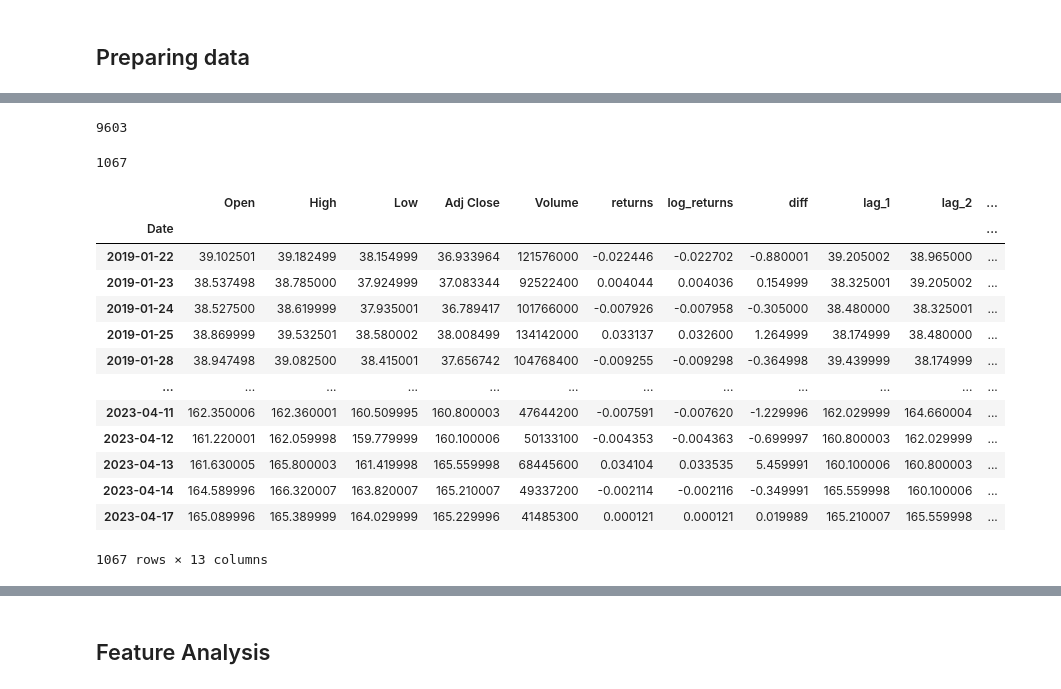
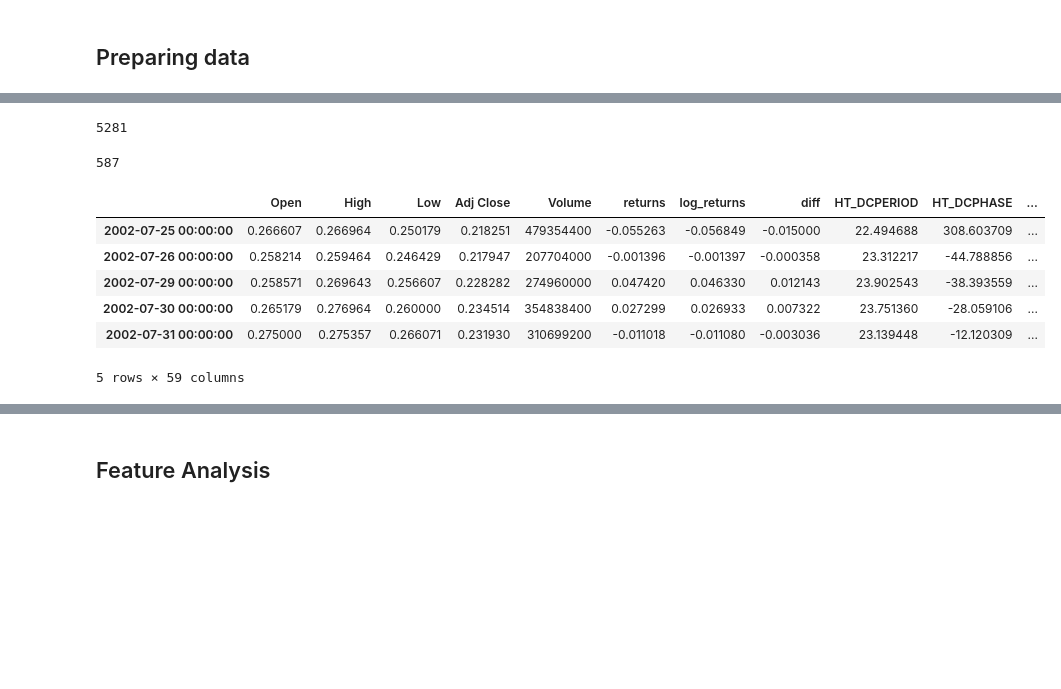
Before and after one commit to ViktorGakis/WebApps, a Jupyter notebook: TimeSeries Analysis/predict.ipynb, the cells around one changed output, grey strips where cells are left out. Saved outputs shown, nothing was run; the diff lists cells and outputs as text; code cells hidden in the pictures; blank space fills up the shorter version.

```diff
--- a/TimeSeries Analysis/predict.ipynb
+++ b/TimeSeries Analysis/predict.ipynb
@@ -61,26 +225,31 @@ stock = Stock('AAPL')
 class InputVariables:
     def __init__(self, data: DataFrame, col="Close") -> None:
         self.data: DataFrame = data
-        self.column: str = col
+        self.col: str = col
 
     def calculate_returns(self) -> None:
-        self.data["returns"] = self.data[self.column].pct_change()
+        self.data["returns"] = self.data[self.col].pct_change()
 
     def calculate_log_returns(self) -> None:
-        self.data["log_returns"] = np.log(self.data[self.column]) - np.log(
-            self.data[self.column].shift(1)
+        self.data["log_returns"] = np.log(self.data[self.col]) - np.log(
+            self.data[self.col].shift(1)
         )
 
     def calculate_differencing(self) -> None:
-        self.data["diff"] = self.data[self.column].diff()
+        self.data["diff"] = self.data[self.col].diff()
 
     def add_Indicators(self) -> None:
-        indctrs: DataFrame = (
-            TechnicalIndicators(stock.data, stock.symbol)
-            .calculate_all()
-            .drop(stock.data.columns.to_list(), axis=1)
-        )
-        self.data = pd.concat([self.data, indctrs], axis=1)
+        inds = pd.DataFrame()
+        succeed = []
+        failed = []
+        for func in talib.get_functions():
+            try:
+                ind = getattr(talib, func)(stock.data.loc[:, self.col]).rename(func)
+                inds = pd.concat([inds, ind], axis = 1)
+                succeed += [func]
+            except:
+                failed += [func]
+        self.data = pd.concat([self.data, inds], axis=1)
 
     def generate_all(self) -> DataFrame:
         self.calculate_returns()
@@ -116,12 +284,11 @@ class data_prep(InputVariables):
         self,
         df: pd.DataFrame,
         target_col: str,
-        n_lags: int = 5,
         testsize: float = 0.3,
         random_state: int = 101,
         shuffle=False,
     ) -> None:
-        super().__init__(df, target_col, n_lags)
+        super().__init__(df, target_col)
         self.target_col: str = target_col
         self.testsize: float = testsize
         self.random_state: int = random_state
@@ -181,7 +348,7 @@ class data_prep(InputVariables):
 target_column = 'Close'
 
 # Initialize the data_prep class and prepare the data
-data_preparer = data_prep(stock.data, target_column, n_lags=5, testsize=0.1)
+data_preparer = data_prep(stock.data, target_column, testsize=0.1)
 
 # Use the prepared data for training and evaluating models or creating plots
 data_preparer.plot()
@@ -191,23 +358,16 @@ data_preparer.plot()
 data_preparer.X_train.shape[0]
 data_preparer.X_test.shape[0]
 # %% [output]
-9603
+5281
-1067
+587
 # %%
-data_preparer.X_test
+data_preparer.X_test.head()
 # %% [output]
-|  | Open | High | Low | Adj Close | Volume | returns | log_returns | diff | lag_1 | lag_2 | ... |
-| Date |  |  |  |  |  |  |  |  |  |  | ... |
-| 2019-01-22 | 39.102501 | 39.182499 | 38.154999 | 36.933964 | 121576000 | -0.022446 | -0.022702 | -0.880001 | 39.205002 | 38.965000 | ... |
-| 2019-01-23 | 38.537498 | 38.785000 | 37.924999 | 37.083344 | 92522400 | 0.004044 | 0.004036 | 0.154999 | 38.325001 | 39.205002 | ... |
-| 2019-01-24 | 38.527500 | 38.619999 | 37.935001 | 36.789417 | 101766000 | -0.007926 | -0.007958 | -0.305000 | 38.480000 | 38.325001 | ... |
-| 2019-01-25 | 38.869999 | 39.532501 | 38.580002 | 38.008499 | 134142000 | 0.033137 | 0.032600 | 1.264999 | 38.174999 | 38.480000 | ... |
-| 2019-01-28 | 38.947498 | 39.082500 | 38.415001 | 37.656742 | 104768400 | -0.009255 | -0.009298 | -0.364998 | 39.439999 | 38.174999 | ... |
-| ... | ... | ... | ... | ... | ... | ... | ... | ... | ... | ... | ... |
-| 2023-04-11 | 162.350006 | 162.360001 | 160.509995 | 160.800003 | 47644200 | -0.007591 | -0.007620 | -1.229996 | 162.029999 | 164.660004 | ... |
-| 2023-04-12 | 161.220001 | 162.059998 | 159.779999 | 160.100006 | 50133100 | -0.004353 | -0.004363 | -0.699997 | 160.800003 | 162.029999 | ... |
-| 2023-04-13 | 161.630005 | 165.800003 | 161.419998 | 165.559998 | 68445600 | 0.034104 | 0.033535 | 5.459991 | 160.100006 | 160.800003 | ... |
-| 2023-04-14 | 164.589996 | 166.320007 | 163.820007 | 165.210007 | 49337200 | -0.002114 | -0.002116 | -0.349991 | 165.559998 | 160.100006 | ... |
-| 2023-04-17 | 165.089996 | 165.389999 | 164.029999 | 165.229996 | 41485300 | 0.000121 | 0.000121 | 0.019989 | 165.210007 | 165.559998 | ... |
+|  | Open | High | Low | Adj Close | Volume | returns | log_returns | diff | HT_DCPERIOD | HT_DCPHASE | ... |
+| 2002-07-25 00:00:00 | 0.266607 | 0.266964 | 0.250179 | 0.218251 | 479354400 | -0.055263 | -0.056849 | -0.015000 | 22.494688 | 308.603709 | ... |
+| 2002-07-26 00:00:00 | 0.258214 | 0.259464 | 0.246429 | 0.217947 | 207704000 | -0.001396 | -0.001397 | -0.000358 | 23.312217 | -44.788856 | ... |
+| 2002-07-29 00:00:00 | 0.258571 | 0.269643 | 0.256607 | 0.228282 | 274960000 | 0.047420 | 0.046330 | 0.012143 | 23.902543 | -38.393559 | ... |
+| 2002-07-30 00:00:00 | 0.265179 | 0.276964 | 0.260000 | 0.234514 | 354838400 | 0.027299 | 0.026933 | 0.007322 | 23.751360 | -28.059106 | ... |
+| 2002-07-31 00:00:00 | 0.275000 | 0.275357 | 0.266071 | 0.231930 | 310699200 | -0.011018 | -0.011080 | -0.003036 | 23.139448 | -12.120309 | ... |
-1067 rows × 13 columns
+5 rows × 59 columns
 # %%
```
Also changed, not shown: parts of 23 cells of this notebook.
